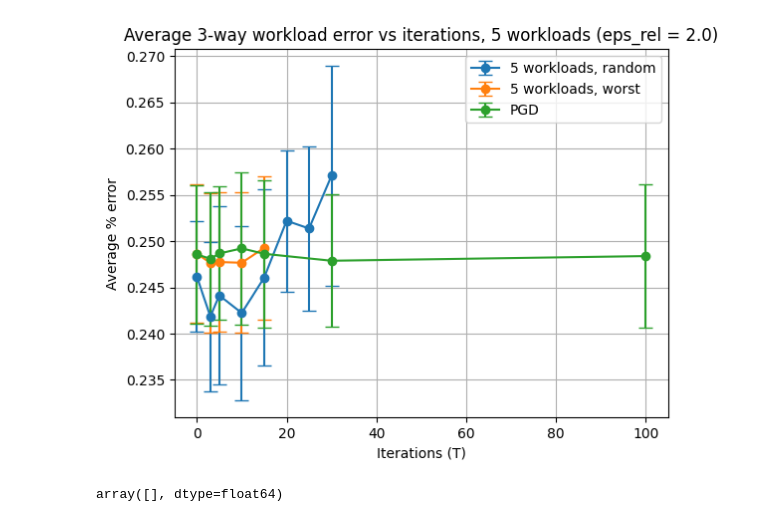
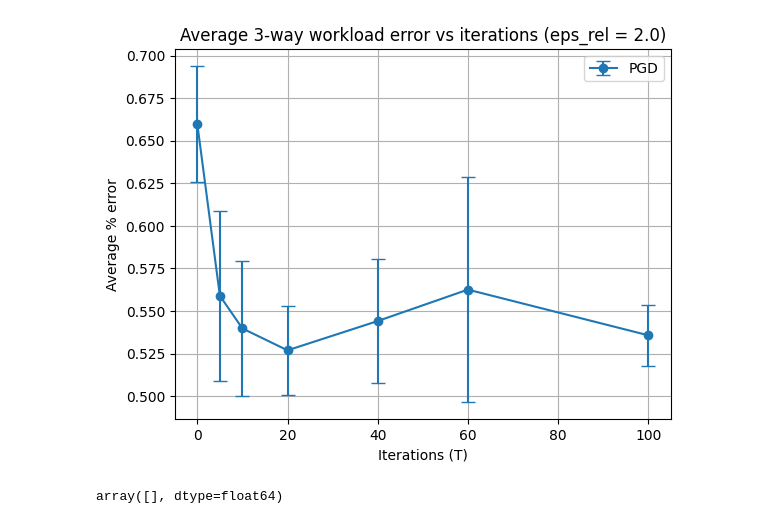
Before and after one commit to ValterH/dp-relational, a Jupyter notebook: load_experiments.ipynb, the cells around one changed output. Saved outputs shown, nothing was run; the diff lists cells and outputs as text; code cells hidden in the pictures.

```diff
--- a/load_experiments.ipynb
+++ b/load_experiments.ipynb
@@ -87,6 +87,8 @@ qtr_w = lambda experiment: experiment['extra_params']['run_set'] == 1986 and exp
 qtr_eps = lambda experiment: experiment['extra_params']['run_set'] == 4891 and experiment['artifacts']['rel_dataset'] == uuid.UUID('84991690-1846-11ef-b13e-2ed8cab72dbb')
 qtr_w_eps = lambda experiment: experiment['extra_params']['run_set'] == 4892 and experiment['artifacts']['rel_dataset'] == uuid.UUID('84991690-1846-11ef-b13e-2ed8cab72dbb')
 pgd_t = lambda experiment: experiment['extra_params']['run_set'] == 947
+pgd_ipums = lambda experiment: experiment['extra_params']['run_set'] == "IPUMS test with the PGD algorithm"
+pgd_ipums_v2 = lambda experiment: experiment['extra_params']['run_set'] == "Pytorch PGD attempt with small size tables"
 
 runner = ModelRunner(save_to='./runs')
 
@@ -117,40 +119,41 @@ runner = ModelRunner(save_to='./runs')
 # plt.ylabel("Average % error")
 # plt.legend()
 # plt.grid()
 # plt.show()
 
 # ============ T 3-way Experiments ============
 #Ts, ave_errors, error_bars = get_errors_by_T(runner, filter_exp_T_3way_final)
-Ts, ave_errors, error_bars = get_errors_by_T(runner, qtr)
-Ts_w, ave_errors_w, error_bars_w = get_errors_by_T(runner, qtr_w)
-T_p, ave_errors_p, error_bars_p = get_errors_by_T(runner, pgd_t)
+#Ts, ave_errors, error_bars = get_errors_by_T(runner, qtr)
+#Ts_w, ave_errors_w, error_bars_w = get_errors_by_T(runner, qtr_w)
+# T_p, ave_errors_p, error_bars_p = get_errors_by_T(runner, pgd_t)
+T_p, ave_errors_p, error_bars_p = get_errors_by_T(runner, pgd_ipums_v2)
 plt.figure()
 
-plt.errorbar(Ts, ave_errors, error_bars, fmt='-o', capsize=5, label="5 workloads, random")
-plt.errorbar(Ts_w, ave_errors_w, error_bars_w, fmt='-o', capsize=5, label="5 workloads, worst")
+#plt.errorbar(Ts, ave_errors, error_bars, fmt='-o', capsize=5, label="5 workloads, random")
+#plt.errorbar(Ts_w, ave_errors_w, error_bars_w, fmt='-o', capsize=5, label="5 workloads, worst")
 plt.errorbar(T_p, ave_errors_p, error_bars_p, fmt='-o', capsize=5, label="PGD")
-plt.title("Average 3-way workload error vs iterations, 5 workloads (eps_rel = 2.0)")
+plt.title("Average 3-way workload error vs iterations (eps_rel = 2.0)")
 plt.xlabel("Iterations (T)")
 plt.ylabel("Average % error")
 plt.legend()
 plt.grid()
 plt.show()
 
 # ============ Epsilon 3-way Experiments ============
 #epsilons, ave_errors, error_bars = get_errors_by_eps_rel(runner, qtr_eps)
 #epsilons_w, ave_errors_w, error_bars_w = get_errors_by_eps_rel(runner, qtr_w_eps)
 
 #plt.figure()
 #plt.errorbar(epsilons, ave_errors, error_bars, fmt='-o', capsize=5, label="5 workloads, random")
 #plt.errorbar(epsilons_w, ave_errors_w, error_bars_w, fmt='-o', capsize=5, label="5 workloads, worst")
 #plt.title("Average 3-way workload error vs privacy budget, 5 workloads (T = 10)")
 #plt.xlabel("Relational privacy budget")
 #plt.ylabel("Average % error")
 #plt.legend()
 #plt.grid()
 #plt.show()
 # %% [output]
-[figure, old version]
+[figure, new version]
 # %%
 Ts_n, ave_errors_n, error_bars_n = get_errors_by_T(runner, filter_exp_T_3way_final_no_reuse)
 # %%
```
Also changed, not shown: 4 other files.
